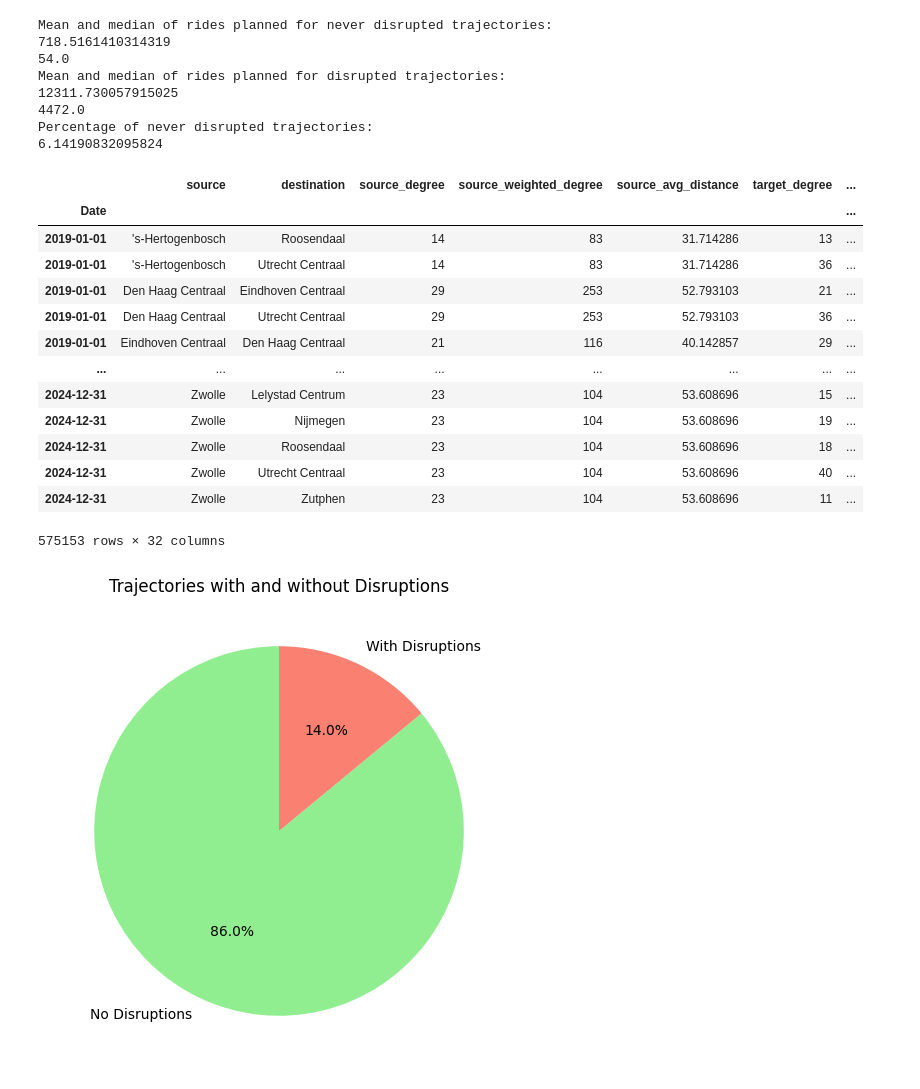
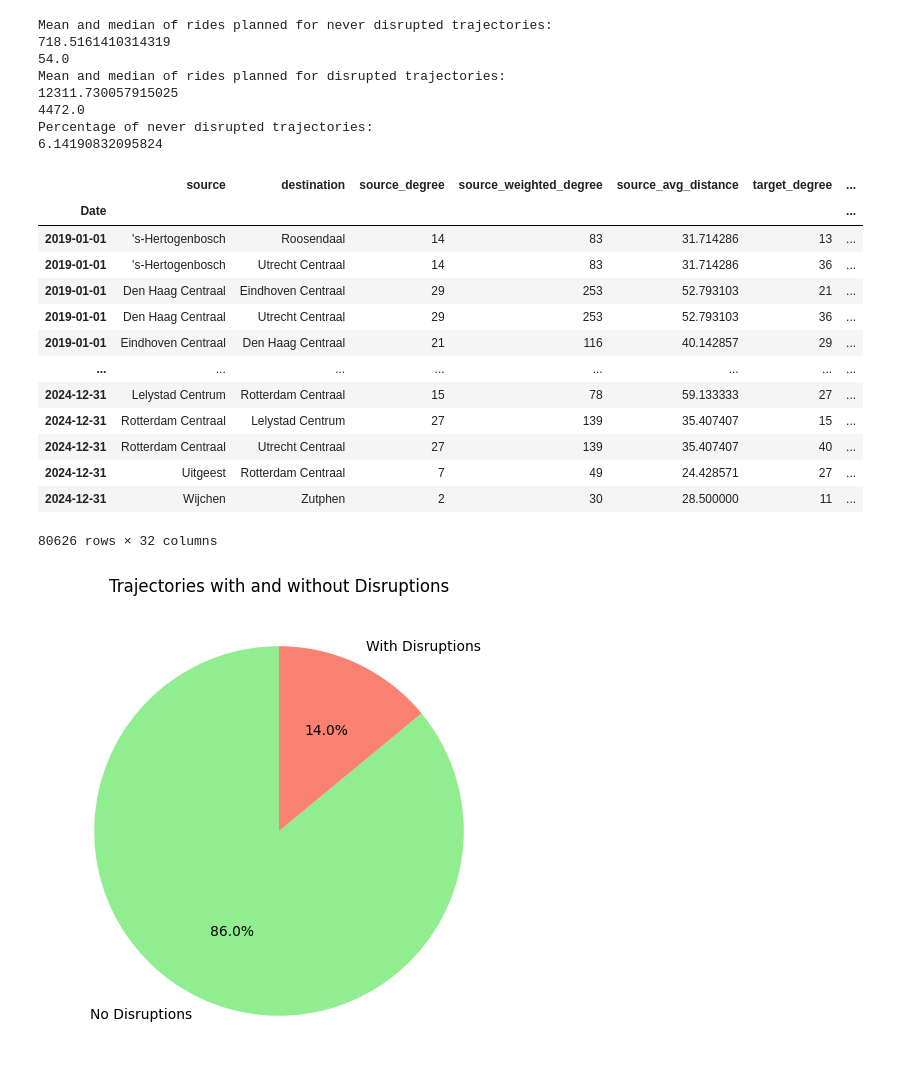
Before and after one commit to Brebber/Thesis, a Jupyter notebook: MSc-Thesis-Brent/NS-Disruptions-2025/exploratory-data-analysis/Models.ipynb, the cells around one changed output. Drawn from its saved outputs; the diff is of its cells as text; code cells hidden in the pictures.

```diff
--- a/MSc-Thesis-Brent/NS-Disruptions-2025/exploratory-data-analysis/Models.ipynb
+++ b/MSc-Thesis-Brent/NS-Disruptions-2025/exploratory-data-analysis/Models.ipynb
@@ -71,21 +74,21 @@ X_comp = np.array(feature_df.drop(columns=['source', 'destination', 'Disrupted',
 y = np.array(feature_df['Disrupted'])
 # %%
-feature_df
+feature_df[feature_df['Disrupted']]
 # %% [output]
 |  | source | destination | source_degree | source_weighted_degree | source_avg_distance | target_degree | ... |
 | Date |  |  |  |  |  |  | ... |
 | 2019-01-01 | 's-Hertogenbosch | Roosendaal | 14 | 83 | 31.714286 | 13 | ... |
 | 2019-01-01 | 's-Hertogenbosch | Utrecht Centraal | 14 | 83 | 31.714286 | 36 | ... |
 | 2019-01-01 | Den Haag Centraal | Eindhoven Centraal | 29 | 253 | 52.793103 | 21 | ... |
 | 2019-01-01 | Den Haag Centraal | Utrecht Centraal | 29 | 253 | 52.793103 | 36 | ... |
 | 2019-01-01 | Eindhoven Centraal | Den Haag Centraal | 21 | 116 | 40.142857 | 29 | ... |
 | ... | ... | ... | ... | ... | ... | ... | ... |
-| 2024-12-31 | Zwolle | Lelystad Centrum | 23 | 104 | 53.608696 | 15 | ... |
-| 2024-12-31 | Zwolle | Nijmegen | 23 | 104 | 53.608696 | 19 | ... |
-| 2024-12-31 | Zwolle | Roosendaal | 23 | 104 | 53.608696 | 18 | ... |
-| 2024-12-31 | Zwolle | Utrecht Centraal | 23 | 104 | 53.608696 | 40 | ... |
-| 2024-12-31 | Zwolle | Zutphen | 23 | 104 | 53.608696 | 11 | ... |
+| 2024-12-31 | Lelystad Centrum | Rotterdam Centraal | 15 | 78 | 59.133333 | 27 | ... |
+| 2024-12-31 | Rotterdam Centraal | Lelystad Centrum | 27 | 139 | 35.407407 | 15 | ... |
+| 2024-12-31 | Rotterdam Centraal | Utrecht Centraal | 27 | 139 | 35.407407 | 40 | ... |
+| 2024-12-31 | Uitgeest | Rotterdam Centraal | 7 | 49 | 24.428571 | 27 | ... |
+| 2024-12-31 | Wijchen | Zutphen | 2 | 30 | 28.500000 | 11 | ... |
-575153 rows × 32 columns
+80626 rows × 32 columns
 # %%
 from sklearn.model_selection import TimeSeriesSplit
 
```
Also changed, not shown: parts of 19 cells of this notebook.
